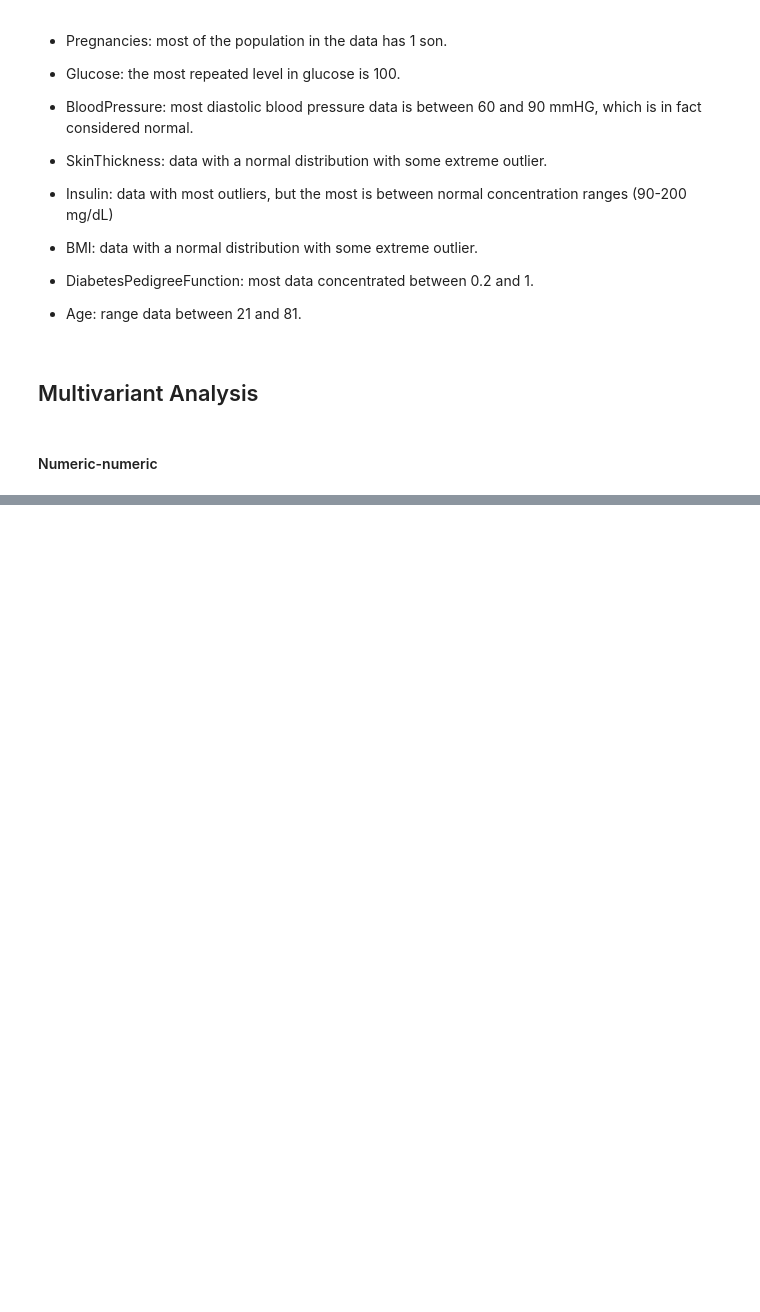
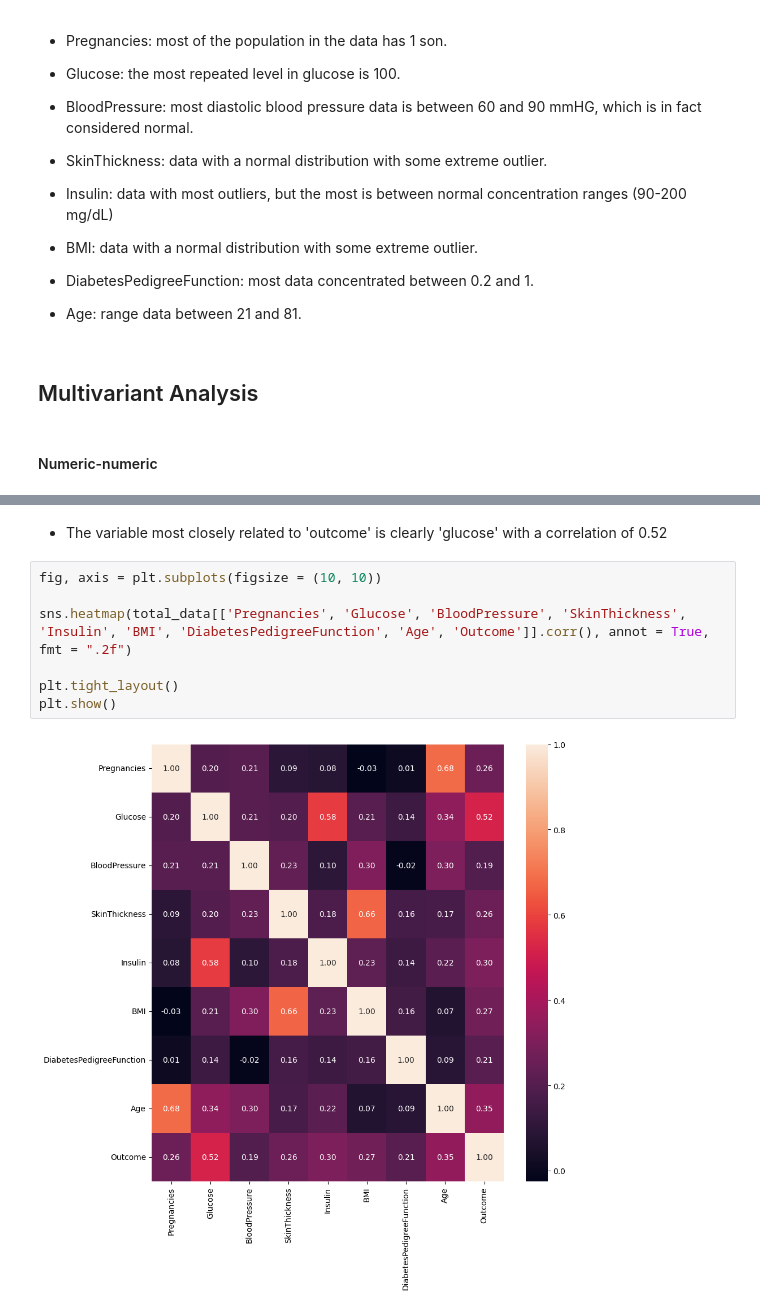
Before and after one commit to 4GeeksAcademy/Tree-decission, a Jupyter notebook: src/explore.ipynb, the cells around one changed output, grey strips where cells are left out. Saved outputs shown, nothing was run; the diff lists cells and outputs as text; blank space fills up the shorter version.

```diff
--- a/src/explore.ipynb
+++ b/src/explore.ipynb
@@ -191,0 +225,11 @@ plt.show()
+# %% [markdown]
+- The variable most closely related to 'outcome' is clearly 'glucose' with a correlation of 0.52
+# %%
+fig, axis = plt.subplots(figsize = (10, 10))
+
+sns.heatmap(total_data[['Pregnancies', 'Glucose', 'BloodPressure', 'SkinThickness', 'Insulin', 'BMI', 'DiabetesPedigreeFunction', 'Age', 'Outcome']].corr(), annot = True, fmt = ".2f")
+
+plt.tight_layout()
+plt.show()
+# %% [output]
+[figure, added]
```
Also changed, not shown: parts of 16 cells of this notebook, 1 other file.
